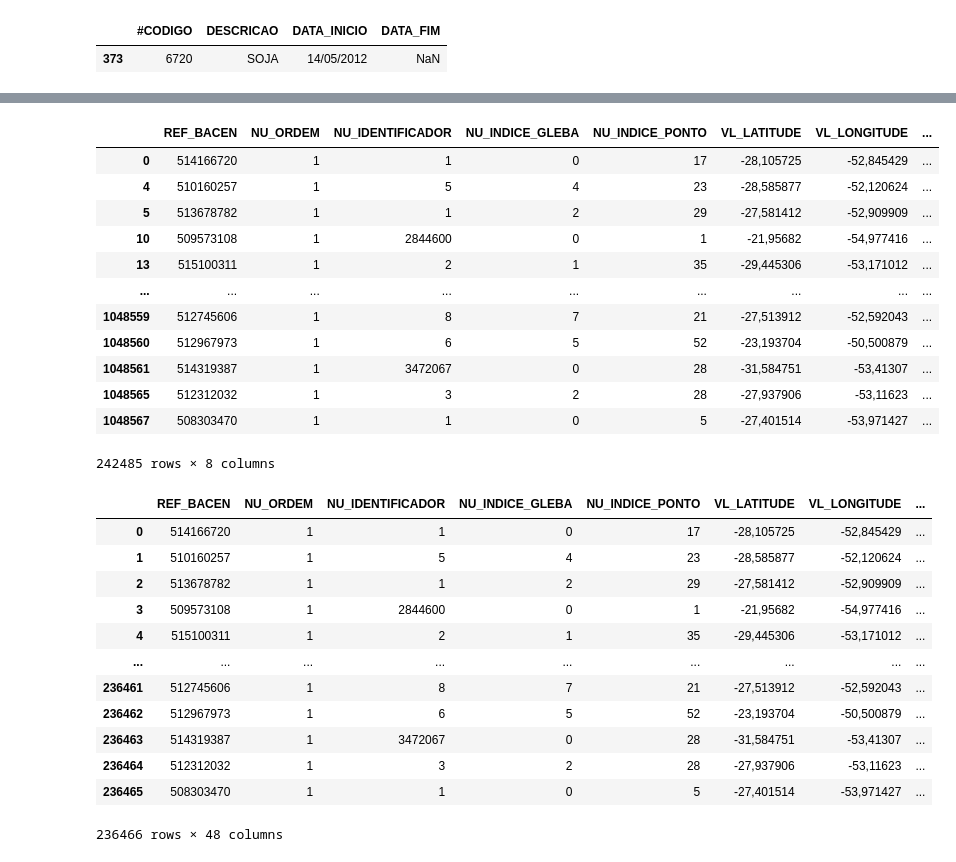
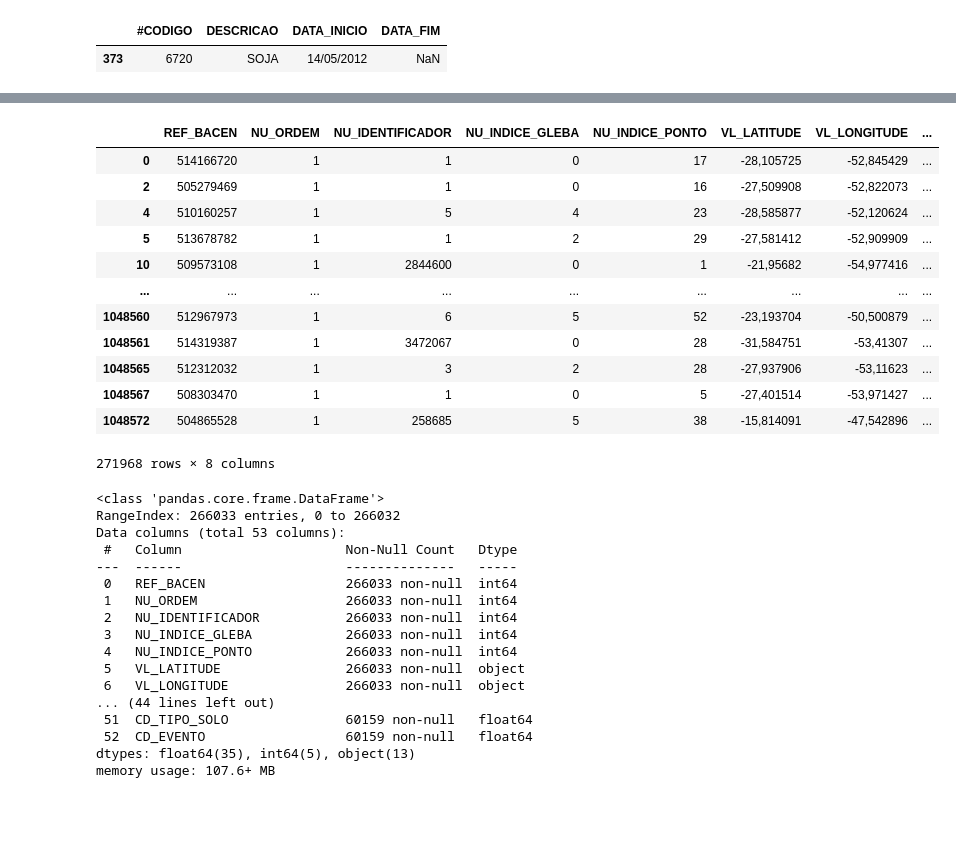
Before and after one commit to PhatomFatec/GeoForesight-back, a Jupyter notebook: src/notebooks/00-ll-firstExploration.ipynb, the cells around one changed output, grey strips where cells are left out. Saved outputs shown, nothing was run; the diff lists cells and outputs as text; code cells hidden in the pictures; blank space fills up the shorter version.

```diff
--- a/src/notebooks/00-ll-firstExploration.ipynb
+++ b/src/notebooks/00-ll-firstExploration.ipynb
@@ -51,2 +36,2 @@ sicor_basico
 # %%
-sicor_baisco =pd.concat([sicor_basico,sicor_basico2], axis=0)
+operacao_credito_estadual_total =pd.concat([operacao_credito_estadual,operacao_credito_estadual_antes], axis=0)
@@ -67,5 +38,5 @@ sicor_baisco =pd.concat([sicor_basico,sicor_basico2], axis=0)
 # %%
-ref_bacen = sicor_basico[sicor_basico['CD_EMPREENDIMENTO'].isin(set(cod_empreendimento['CODIGO']))]
+ref_bacen = operacao_credito_estadual_total[operacao_credito_estadual_total['CD_EMPREENDIMENTO'].isin(set(cod_empreendimento['CODIGO']))]
 ref_bacen
 # %% [output]
 |  | REF_BACEN | NU_ORDEM | CNPJ_IF | DT_EMISSAO | DT_VENCIMENTO | CD_INST_CREDITO | CD_CATEG_EMITENTE | ... |
@@ -83,0 +55,4 @@ ref_bacen
+# %%
+sicor_cop_basico = pd.read_csv("C:/Users/leall/OneDrive/Área de Trabalho/02_TABS_BASICAS_OPERACAO_CREDITO_RURAL_PROAGRO_RECURSOS_PUBLICOS_PRIVADOS/SICOR_COP_BASICO.csv", sep=';', encoding='ISO-8859-1')
+sicor_cop_basico = sicor_cop_basico.drop(columns=['DT_FIM_COLHEITA', 'DT_FIM_PLANTIO', 'DT_INICIO_PLANTIO', 'DT_INICIO_COLHEITA'])
+sicor_cop_basico
@@ -84,21 +73,24 @@ ref_bacen
+# %%
+merged = ref_bacen.merge(sicor_cop_basico, on=['REF_BACEN', 'NU_ORDEM'], how='inner')
+merged.to_csv("xove.csv")
 # %%
 glebas = pd.read_csv(r'C:/Users/leall/OneDrive/Área de Trabalho/03_TABS_COMP_BASICAS_OPERACOES_CREDITO_RURAL_PROAGRO_RECURSOS_PUB/Glebas.csv', sep=';', encoding='ISO-8859-1')
-glebas_soja = glebas[(glebas['REF_BACEN'].isin(set(ref_bacen['REF_BACEN']))) & (glebas['NU_ORDEM'].isin(set(ref_bacen['NU_ORDEM'])))]
+glebas_soja = glebas[(glebas['REF_BACEN'].isin(set(merged['REF_BACEN']))) & (glebas['NU_ORDEM'].isin(set(merged['NU_ORDEM'])))]
 glebas_soja
 # %% [output]
 |  | REF_BACEN | NU_ORDEM | NU_IDENTIFICADOR | NU_INDICE_GLEBA | NU_INDICE_PONTO | VL_LATITUDE | VL_LONGITUDE | ... |
 | 0 | 514166720 | 1 | 1 | 0 | 17 | -28,105725 | -52,845429 | ... |
+| 2 | 505279469 | 1 | 1 | 0 | 16 | -27,509908 | -52,822073 | ... |
 | 4 | 510160257 | 1 | 5 | 4 | 23 | -28,585877 | -52,120624 | ... |
 | 5 | 513678782 | 1 | 1 | 2 | 29 | -27,581412 | -52,909909 | ... |
 | 10 | 509573108 | 1 | 2844600 | 0 | 1 | -21,95682 | -54,977416 | ... |
-| 13 | 515100311 | 1 | 2 | 1 | 35 | -29,445306 | -53,171012 | ... |
 | ... | ... | ... | ... | ... | ... | ... | ... | ... |
-| 1048559 | 512745606 | 1 | 8 | 7 | 21 | -27,513912 | -52,592043 | ... |
 | 1048560 | 512967973 | 1 | 6 | 5 | 52 | -23,193704 | -50,500879 | ... |
 | 1048561 | 514319387 | 1 | 3472067 | 0 | 28 | -31,584751 | -53,41307 | ... |
 | 1048565 | 512312032 | 1 | 3 | 2 | 28 | -27,937906 | -53,11623 | ... |
 | 1048567 | 508303470 | 1 | 1 | 0 | 5 | -27,401514 | -53,971427 | ... |
+| 1048572 | 504865528 | 1 | 258685 | 5 | 38 | -15,814091 | -47,542896 | ... |
-242485 rows × 8 columns
+271968 rows × 8 columns
 # %%
 count_registers = glebas_soja['REF_BACEN'].value_counts()
 
@@ -106,19 +98,23 @@ codigos_a_remover = count_registers[count_registers <= 3].index.tolist()
 
 final = glebas_soja[~glebas_soja['REF_BACEN'].isin(codigos_a_remover)]
 # %%
-sicor_cop_glebas = pd.merge(final, sicor_basico, on=['REF_BACEN', 'NU_ORDEM'], how='left')
-sicor_cop_glebas
+sicor_op_glebas = pd.merge(final, merged, on=['REF_BACEN', 'NU_ORDEM'], how='left')
+sicor_op_glebas
 # %% [output]
-|  | REF_BACEN | NU_ORDEM | NU_IDENTIFICADOR | NU_INDICE_GLEBA | NU_INDICE_PONTO | VL_LATITUDE | VL_LONGITUDE | ... |
-| 0 | 514166720 | 1 | 1 | 0 | 17 | -28,105725 | -52,845429 | ... |
-| 1 | 510160257 | 1 | 5 | 4 | 23 | -28,585877 | -52,120624 | ... |
-| 2 | 513678782 | 1 | 1 | 2 | 29 | -27,581412 | -52,909909 | ... |
-| 3 | 509573108 | 1 | 2844600 | 0 | 1 | -21,95682 | -54,977416 | ... |
-| 4 | 515100311 | 1 | 2 | 1 | 35 | -29,445306 | -53,171012 | ... |
-| ... | ... | ... | ... | ... | ... | ... | ... | ... |
-| 236461 | 512745606 | 1 | 8 | 7 | 21 | -27,513912 | -52,592043 | ... |
-| 236462 | 512967973 | 1 | 6 | 5 | 52 | -23,193704 | -50,500879 | ... |
-| 236463 | 514319387 | 1 | 3472067 | 0 | 28 | -31,584751 | -53,41307 | ... |
-| 236464 | 512312032 | 1 | 3 | 2 | 28 | -27,937906 | -53,11623 | ... |
-| 236465 | 508303470 | 1 | 1 | 0 | 5 | -27,401514 | -53,971427 | ... |
-236466 rows × 48 columns
+<class 'pandas.core.frame.DataFrame'>
+RangeIndex: 266033 entries, 0 to 266032
+Data columns (total 53 columns):
+ #   Column                     Non-Null Count   Dtype
+---  ------                     --------------   -----
+ 0   REF_BACEN                  266033 non-null  int64
+ 1   NU_ORDEM                   266033 non-null  int64
+ 2   NU_IDENTIFICADOR           266033 non-null  int64
+ 3   NU_INDICE_GLEBA            266033 non-null  int64
+ 4   NU_INDICE_PONTO            266033 non-null  int64
+ 5   VL_LATITUDE                266033 non-null  object
+ 6   VL_LONGITUDE               266033 non-null  object
+... (44 lines left out)
+ 51  CD_TIPO_SOLO               60159 non-null   float64
+ 52  CD_EVENTO                  60159 non-null   float64
+dtypes: float64(35), int64(5), object(13)
+memory usage: 107.6+ MB
```
Also changed, not shown: parts of 6 cells of this notebook, 1 other file.
